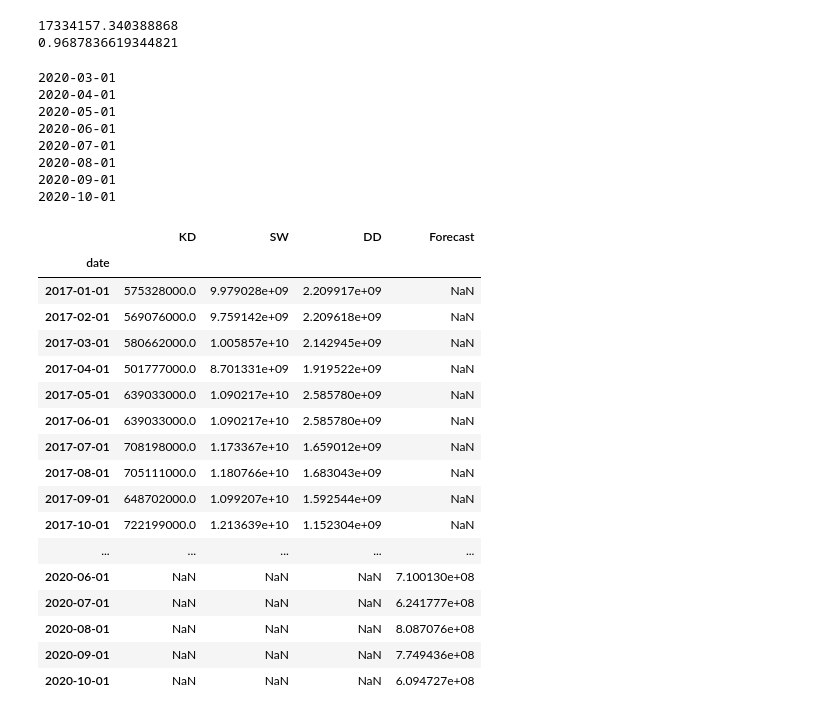
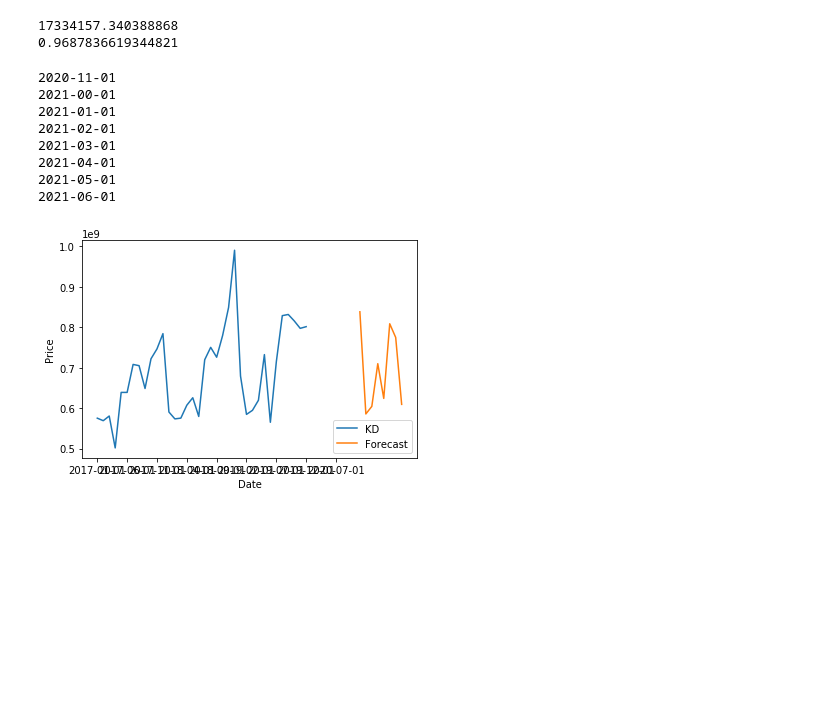
Before and after one commit to fadlytanjung/prediction_with_linear_regression, a Jupyter notebook: prediction_with_linear_regression.ipynb, the cells around one changed output. Drawn from its saved outputs; the diff is of its cells as text; code cells hidden in the pictures; blank space fills up the shorter version.

```diff
--- a/prediction_with_linear_regression.ipynb
+++ b/prediction_with_linear_regression.ipynb
@@ -358,51 +352,33 @@ print(test_set_r2)
 # %%
 multi_df['Forecast'] = np.nan
 
-result = multi_df
-last_date = result.reset_index().iloc[-1].date
+last_date = multi_df.reset_index().iloc[-1].date
 last_year = last_date.split('-')[0]
 last_month = last_date.split('-')[1]
 
 for i in pred:
     last_month=int(last_month)+1
-    next_month = last_month-11 if int(last_month-1)+1 > 11 else last_month-1
-    year = str(int(last_year)+1) if int(last_month-1)+1 > 11 else last_year
-    next_date = str(year)+'-'+str('0'+str(next_month+1) if next_month+1 < 10 else next_month+1)+'-01'
+    next_month = last_month-12 if int(last_month)+1 > 12 else last_month
+    year = str(int(last_year)+1) if int(last_month)+1 > 12 else last_year
+    next_date = str(year)+'-'+str('0'+str(next_month) if next_month < 9 else next_month)+'-01'
     print(next_date)
     multi_df.loc[next_date] = [np.nan for _ in range(len(multi_df.columns)-1)]+[i]
 
-result
-# multi_df['KD'].plot()
-# multi_df['Forecast'].plot()
-# plt.figsize=(35, 5)
-# plt.legend(loc=4)
-# plt.xlabel('Date')
-# plt.ylabel('Price')
-# plt.show()
+multi_df
+multi_df['KD'].plot()
+multi_df['Forecast'].plot()
+plt.figsize=(35, 5)
+plt.legend(loc=4)
+plt.xlabel('Date')
+plt.ylabel('Price')
+plt.show()
 # %% [output]
-2020-03-01
-2020-04-01
-2020-05-01
-2020-06-01
-2020-07-01
-2020-08-01
-2020-09-01
-2020-10-01
+2020-11-01
+2021-00-01
+2021-01-01
+2021-02-01
+2021-03-01
+2021-04-01
+2021-05-01
+2021-06-01
-|  | KD | SW | DD | Forecast |
-| date |  |  |  |  |
-| 2017-01-01 | 575328000.0 | 9.979028e+09 | 2.209917e+09 | NaN |
-| 2017-02-01 | 569076000.0 | 9.759142e+09 | 2.209618e+09 | NaN |
-| 2017-03-01 | 580662000.0 | 1.005857e+10 | 2.142945e+09 | NaN |
-| 2017-04-01 | 501777000.0 | 8.701331e+09 | 1.919522e+09 | NaN |
-| 2017-05-01 | 639033000.0 | 1.090217e+10 | 2.585780e+09 | NaN |
-| 2017-06-01 | 639033000.0 | 1.090217e+10 | 2.585780e+09 | NaN |
-| 2017-07-01 | 708198000.0 | 1.173367e+10 | 1.659012e+09 | NaN |
-| 2017-08-01 | 705111000.0 | 1.180766e+10 | 1.683043e+09 | NaN |
-| 2017-09-01 | 648702000.0 | 1.099207e+10 | 1.592544e+09 | NaN |
-| 2017-10-01 | 722199000.0 | 1.213639e+10 | 1.152304e+09 | NaN |
-| ... | ... | ... | ... | ... |
-| 2020-06-01 | NaN | NaN | NaN | 7.100130e+08 |
-| 2020-07-01 | NaN | NaN | NaN | 6.241777e+08 |
-| 2020-08-01 | NaN | NaN | NaN | 8.087076e+08 |
-| 2020-09-01 | NaN | NaN | NaN | 7.749436e+08 |
-| 2020-10-01 | NaN | NaN | NaN | 6.094727e+08 |
+[figure, added]
```
Also changed, not shown: parts of 2 cells of this notebook.
